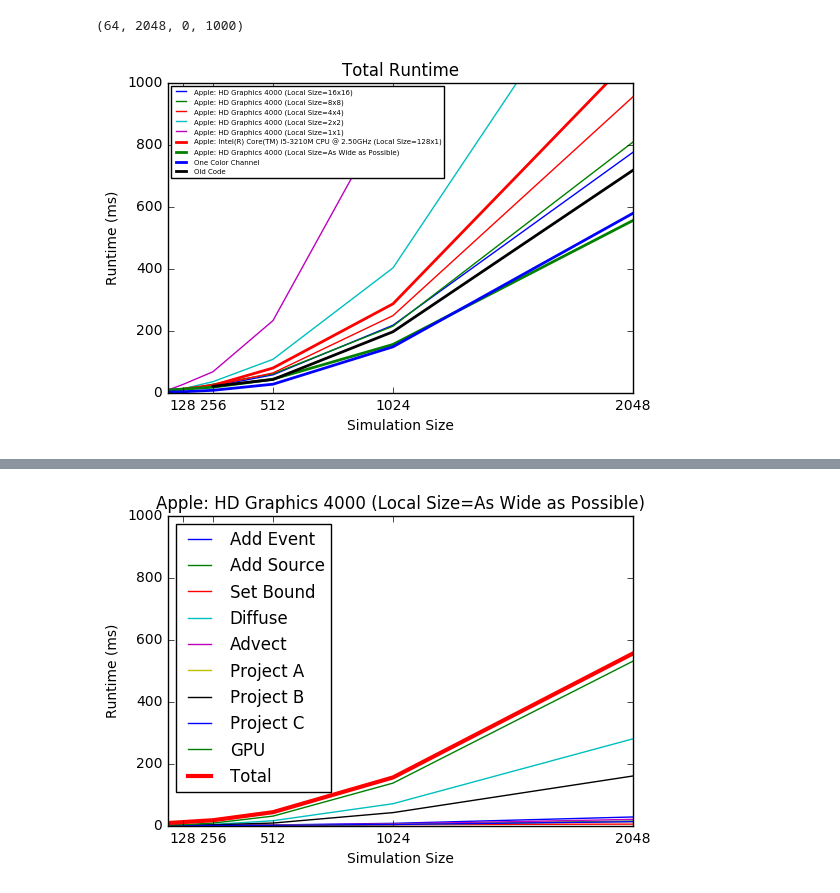
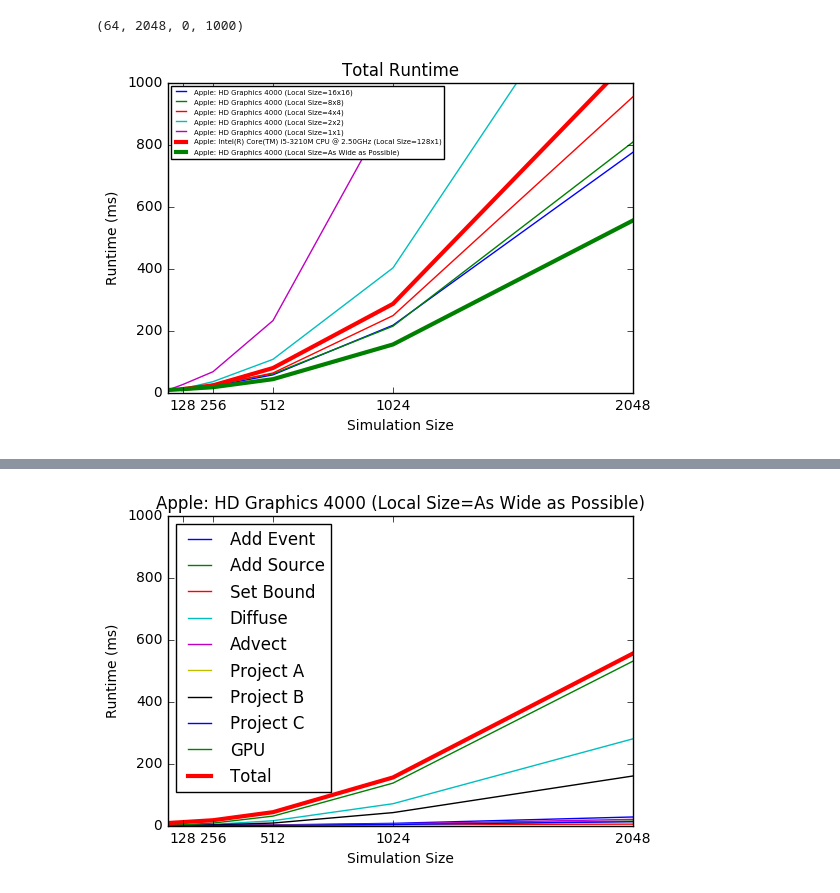
Before and after one commit to ellishg/OpenCLFluid, a Jupyter notebook: PlotData.ipynb, the cells around one changed output, grey strips where cells are left out. Drawn from its saved outputs; the diff is of its cells as text; code cells hidden in the pictures.

```diff
--- a/PlotData.ipynb
+++ b/PlotData.ipynb
@@ -122,19 +135,19 @@ macbookOldOld.set_runtimes(2048, 0, 0, 0, 0, 0, 0, 0, 0, 0, 717)
 # %%
 macbookA.plotTotalRuntime()
 macbookB.plotTotalRuntime()
 macbookC.plotTotalRuntime()
 macbookD.plotTotalRuntime()
 macbookE.plotTotalRuntime()
-macbookCPU.plotTotalRuntime('red', w=2)
-macbookBest.plotTotalRuntime('green', w=2)
-macbookOld.plotTotalRuntime('blue', w=2)
-macbookOldOld.plotTotalRuntime('black', w=2)
+macbookCPU.plotTotalRuntime('red', w=3)
+macbookBest.plotTotalRuntime('green', w=3)
+#macbookOld.plotTotalRuntime('blue', w=2)
+#macbookOldOld.plotTotalRuntime('black', w=2)
 plt.legend(loc="upper left", fontsize=5)
 plt.title("Total Runtime")
 plt.xlabel("Simulation Size")
 plt.ylabel("Runtime (ms)")
 plt.xticks([128, 256, 512, 1024, 2048])
 plt.axis((64, 2048, 0, 1000))
 # %% [output]
 (64, 2048, 0, 1000)
-[figure, old version]
+[figure, new version]
```
Also changed, not shown: parts of 2 cells of this notebook, 4 other files.
